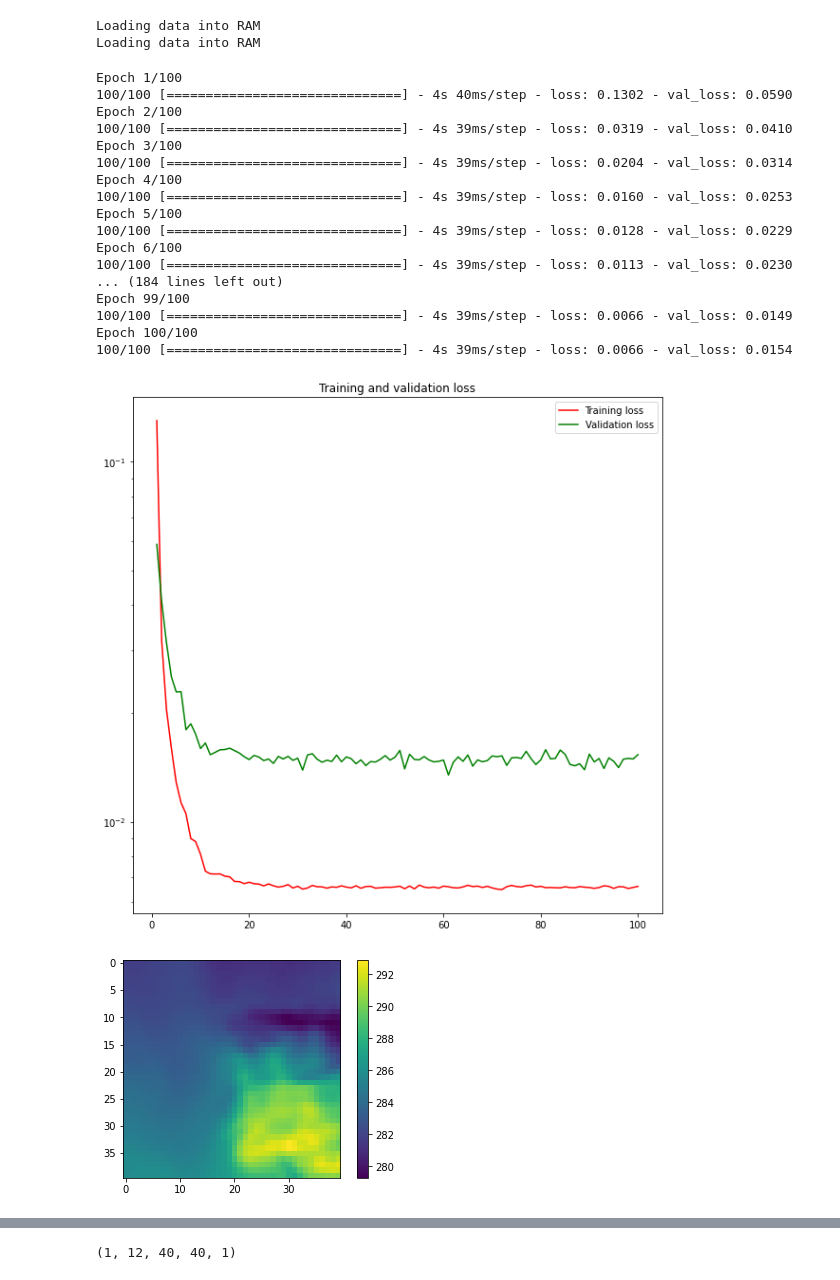
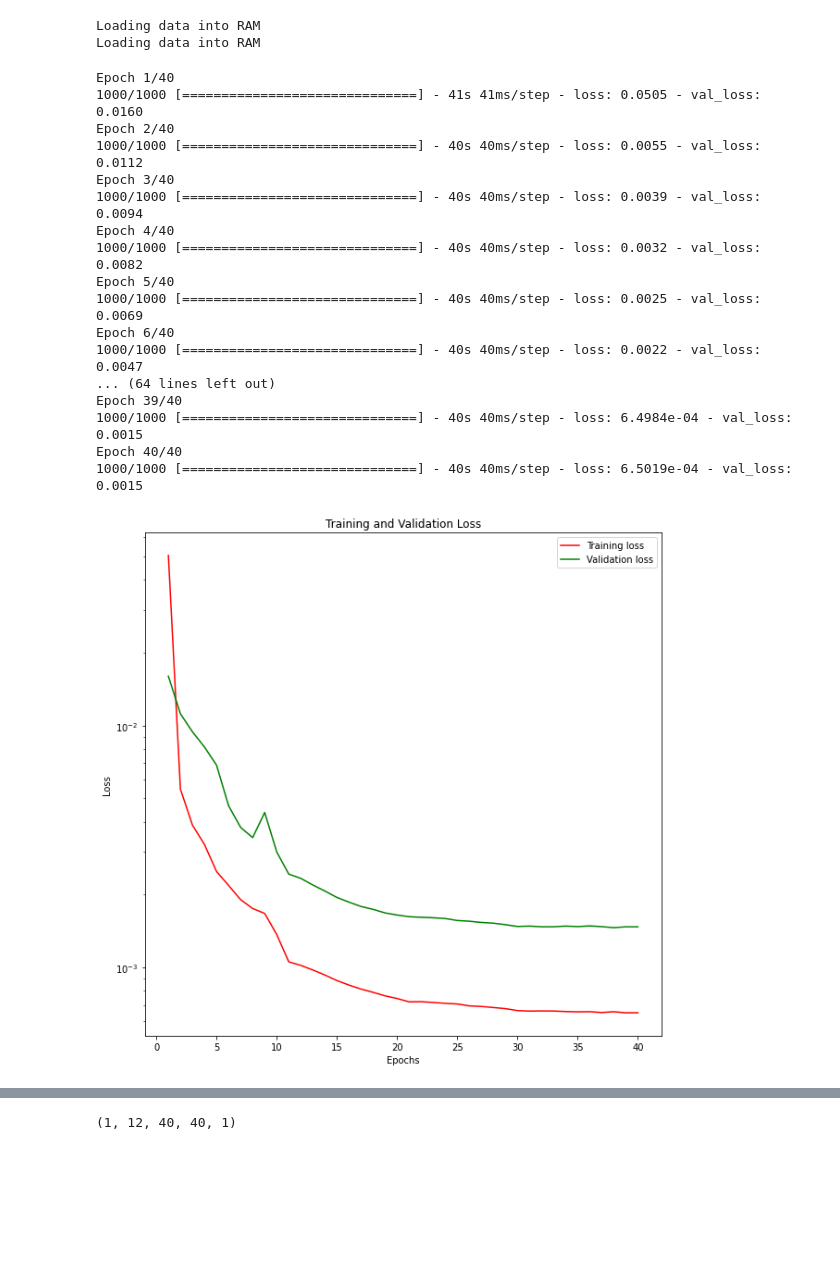
Before and after one commit to SilkeDH/lossy-ml, a Jupyter notebook: notebooks/Model_1.ipynb, the cells around one changed output, grey strips where cells are left out. Saved outputs shown, nothing was run; the diff lists cells and outputs as text; code cells hidden in the pictures; blank space fills up the shorter version.

Commit message:
Added zfp usage and plotting functions.

```diff
--- a/notebooks/Model_1.ipynb
+++ b/notebooks/Model_1.ipynb
@@ -56,56 +57,34 @@ train, test = split_data(z, 0.70)
 
 leads = dict(time = 12, longitude=40, latitude=40, level=1)
 
-dg_train = DataGenerator(train, leads, samples = 100000, batch_size=100, load=True, mean= mean, std=std)
-
-dg_test = DataGenerator(test, leads, samples = 20000, batch_size=100, load=True, mean= mean, std=std)
+dg_train = DataGenerator(train, 100000, leads, batch_size=100, load=True, mean= mean, std=std)
+dg_test = DataGenerator(test, 20000, leads, batch_size=100, load=True, mean= mean, std=std)
 # %% [output]
 Loading data into RAM
 Loading data into RAM
 # %%
 lr_scheduler = LearningRateScheduler(decay_schedule)
 # %%
-history = model.fit(dg_train, validation_data = dg_test, epochs=100, callbacks=[lr_scheduler])
+history = model.fit(dg_train, validation_data = dg_test, epochs=40, callbacks=[lr_scheduler])
 # %% [output]
-Epoch 1/100
-100/100 [==============================] - 4s 40ms/step - loss: 0.1302 - val_loss: 0.0590
-Epoch 2/100
-100/100 [==============================] - 4s 39ms/step - loss: 0.0319 - val_loss: 0.0410
-Epoch 3/100
-100/100 [==============================] - 4s 39ms/step - loss: 0.0204 - val_loss: 0.0314
-Epoch 4/100
-100/100 [==============================] - 4s 39ms/step - loss: 0.0160 - val_loss: 0.0253
-Epoch 5/100
-100/100 [==============================] - 4s 39ms/step - loss: 0.0128 - val_loss: 0.0229
-Epoch 6/100
-100/100 [==============================] - 4s 39ms/step - loss: 0.0113 - val_loss: 0.0230
-... (184 lines left out)
-Epoch 99/100
-100/100 [==============================] - 4s 39ms/step - loss: 0.0066 - val_loss: 0.0149
-Epoch 100/100
-100/100 [==============================] - 4s 39ms/step - loss: 0.0066 - val_loss: 0.0154
+Epoch 1/40
+1000/1000 [==============================] - 41s 41ms/step - loss: 0.0505 - val_loss: 0.0160
+Epoch 2/40
+1000/1000 [==============================] - 40s 40ms/step - loss: 0.0055 - val_loss: 0.0112
+Epoch 3/40
+1000/1000 [==============================] - 40s 40ms/step - loss: 0.0039 - val_loss: 0.0094
+Epoch 4/40
+1000/1000 [==============================] - 40s 40ms/step - loss: 0.0032 - val_loss: 0.0082
+Epoch 5/40
+1000/1000 [==============================] - 40s 40ms/step - loss: 0.0025 - val_loss: 0.0069
+Epoch 6/40
+1000/1000 [==============================] - 40s 40ms/step - loss: 0.0022 - val_loss: 0.0047
+... (64 lines left out)
+Epoch 39/40
+1000/1000 [==============================] - 40s 40ms/step - loss: 6.4984e-04 - val_loss: 0.0015
+Epoch 40/40
+1000/1000 [==============================] - 40s 40ms/step - loss: 6.5019e-04 - val_loss: 0.0015
-# %%
-loss = history.history['loss']
-val_loss = history.history['val_loss']
-
-epochs = range(1, len(loss) + 1)
-
-f = plt.figure(figsize=(10,10))
-
-plt.plot(epochs, loss, 'r', label='Training loss')
-plt.plot(epochs, val_loss, 'g', label='Validation loss')
-plt.yscale('log')
-plt.title('Training and validation loss')
-plt.legend()
-
-plt.show()
-# %% [output]
-[figure, removed]
-# %%
-fig, ax = plt.subplots()
-a = dg_train.__getitem__(2)[0]
-bb = plt.imshow(a[0,10,:,:,0]  * std + mean,  cmap='viridis')
-fig.colorbar(bb, orientation='vertical')
-plt.show()
-# %% [output]
-[figure, removed]
+# %%
+plot_loss(history, 'Training and Validation Loss', 'Epochs', 'Loss')
+# %% [output]
+[figure, added]
```
Also changed, not shown: parts of 11 cells of this notebook, 4 other files.
